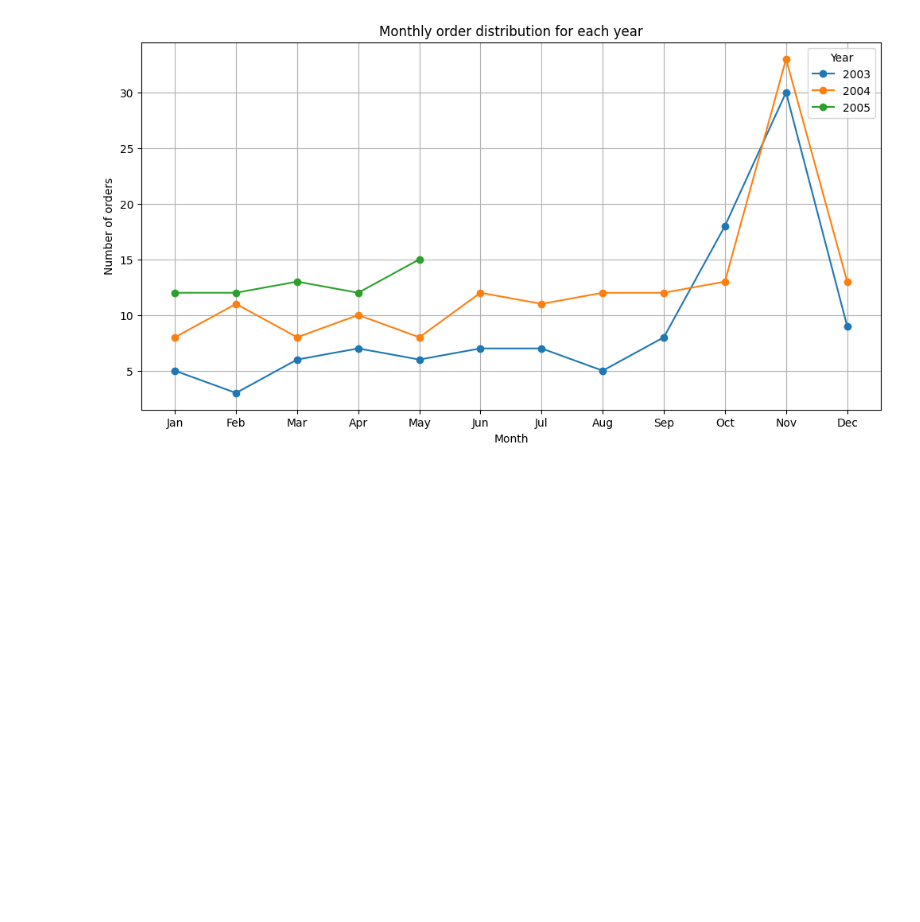
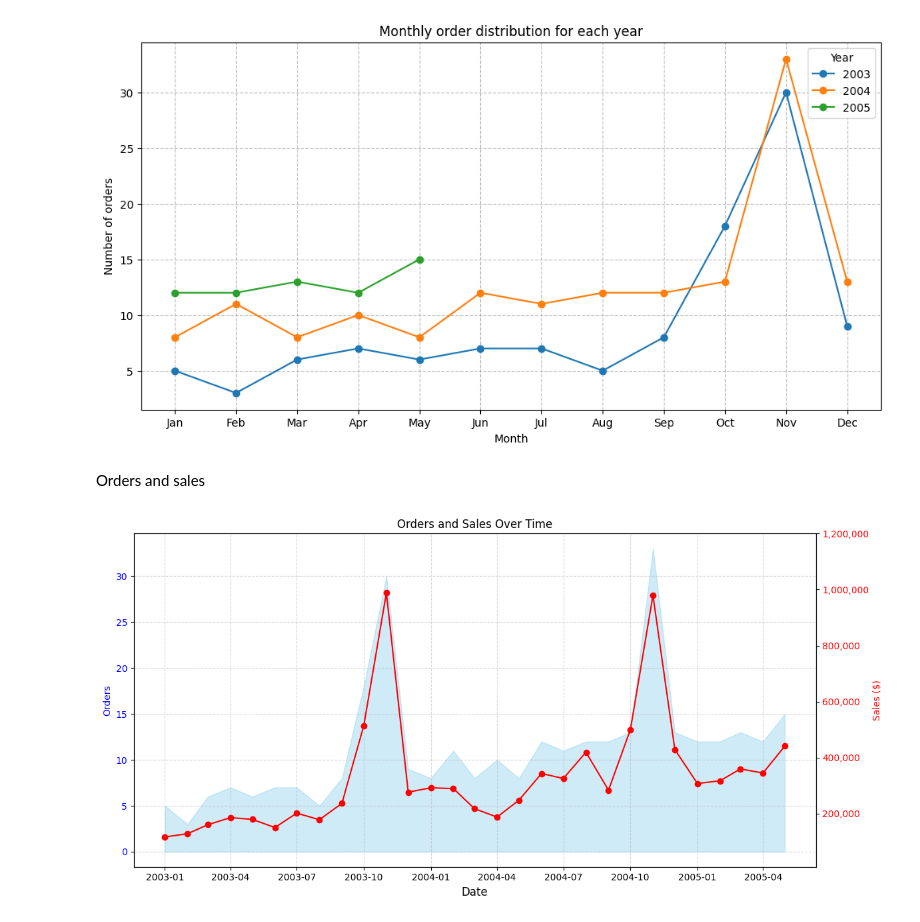
Before and after one commit to OgrodowskiJedrzej/Sales-Analysis, a Jupyter notebook: main.ipynb, the cells around one changed output. Drawn from its saved outputs; the diff is of its cells as text; code cells hidden in the pictures; blank space fills up the shorter version.

Commit message:
Added orders vs sales (not finished)

```diff
--- a/main.ipynb
+++ b/main.ipynb
@@ -226,23 +227,58 @@ plt.show()
 # %% [markdown]
 Compare years for orders
 # %%
-salesInTime['date'] = pd.to_datetime(salesInTime['date'], format='%Y-%m')   # Reformat date
+ordersInTime['date'] = pd.to_datetime(ordersInTime['date'], format='%Y-%m')   # Reformat date
 # Divide date column into year and month columns
-salesInTime['year'] = salesInTime['date'].dt.year
-salesInTime['month'] = salesInTime['date'].dt.month
-salesInTimeByYears = salesInTime.pivot(index='month', columns='year', values='orderCount')
+ordersInTime['year'] = ordersInTime['date'].dt.year
+ordersInTime['month'] = ordersInTime['date'].dt.month
+ordersInTimeByYears = ordersInTime.pivot(index='month', columns='year', values='orderCount')
 
 # Visualization of monthly order distribution for each year
 plt.figure(figsize=(12, 6))
-for year in salesInTimeByYears.columns:
-    plt.plot(salesInTimeByYears.index, salesInTimeByYears[year], marker='o', label=year)
+for year in ordersInTimeByYears.columns:
+    plt.plot(ordersInTimeByYears.index, ordersInTimeByYears[year], marker='o', label=year)
 plt.title('Monthly order distribution for each year')
 plt.xlabel('Month')
 plt.ylabel('Number of orders')
 plt.xticks(ticks=range(1, 13), labels=[
            'Jan', 'Feb', 'Mar', 'Apr', 'May', 'Jun', 'Jul', 'Aug', 'Sep', 'Oct', 'Nov', 'Dec'])
 plt.legend(title='Year')
-plt.grid(True)
+plt.grid(True, linestyle='--', alpha=0.8)
 plt.show()
 # %% [output]
 [figure]
+# %% [markdown]
+Orders and sales
+# %%
+salesInTime = pd.read_sql(
+    """
+    SELECT
+	    DATE_FORMAT(orders.orderDate, '%Y-%m') AS date,
+        SUM(orderdetails.priceEach * orderdetails.quantityOrdered) AS orderValue
+    FROM orders
+    INNER JOIN orderdetails
+    ON orderdetails.orderNumber = orders.orderNumber
+    GROUP BY date
+    """, connector)
+
+# TODO MAKE CLEANER AND APPLY COLORS
+fig, ax1 = plt.subplots(figsize=(12, 6))
+ax1.fill_between(
+    ordersInTime["date"], ordersInTime["orderCount"], color='skyblue', alpha=0.4)
+ax1.set_ylabel("Orders", color="blue")
+ax1.tick_params(axis='y', labelcolor='blue')
+ax1.set_xlabel("Date", fontsize=12)
+ax1.grid(True, linestyle='--', alpha=0.5)
+plt.title("Orders and Sales Over Time")
+
+ax2 = ax1.twinx()
+ax2.plot(ordersInTime["date"], salesInTime["orderValue"],marker='o', color='red')
+ax2.set_ylabel('Sales ($)', color='red')
+ax2.tick_params(axis='y', labelcolor='red')
+ax2.set_ylim(10000, 1200000)
+ax2.yaxis.set_major_formatter(ticker.StrMethodFormatter('{x:,.0f}'))
+fig.tight_layout()
+
+plt.show()
+# %% [output]
+[figure, added]
```
Also changed, not shown: parts of 3 cells of this notebook.
